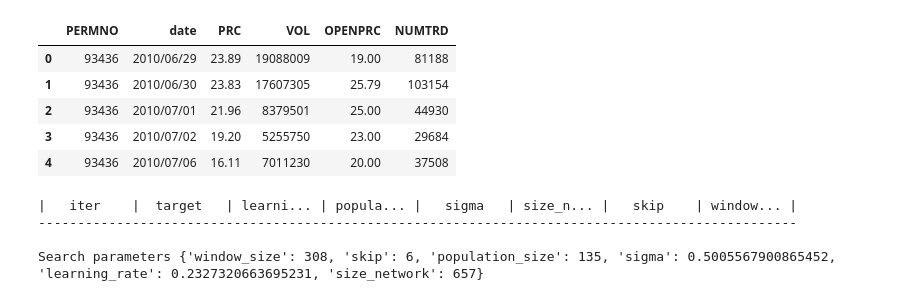
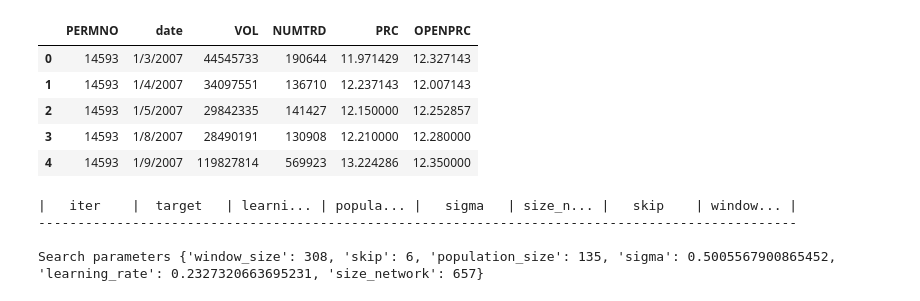
Before and after one commit to YangchenHuang/Algorithmic_Trading, a Jupyter notebook: RL_Evolution Strategy.ipynb, the cells around one changed output. Saved outputs shown, nothing was run; the diff lists cells and outputs as text; code cells hidden in the pictures.

```diff
--- a/RL_Evolution Strategy.ipynb
+++ b/RL_Evolution Strategy.ipynb
@@ -36,13 +29,13 @@ Unpacking objects: 100% (14/14), done.
 # %%
-df = pd.read_csv('./Algorithmic_Trading/dataset/TSLA.csv')
+df = pd.read_csv('./Algorithmic_Trading/dataset/APPL.csv')
 df.head()
 # %% [output]
-|  | PERMNO | date | PRC | VOL | OPENPRC | NUMTRD |
-| 0 | 93436 | 2010/06/29 | 23.89 | 19088009 | 19.00 | 81188 |
-| 1 | 93436 | 2010/06/30 | 23.83 | 17607305 | 25.79 | 103154 |
-| 2 | 93436 | 2010/07/01 | 21.96 | 8379501 | 25.00 | 44930 |
-| 3 | 93436 | 2010/07/02 | 19.20 | 5255750 | 23.00 | 29684 |
-| 4 | 93436 | 2010/07/06 | 16.11 | 7011230 | 20.00 | 37508 |
+|  | PERMNO | date | VOL | NUMTRD | PRC | OPENPRC |
+| 0 | 14593 | 1/3/2007 | 44545733 | 190644 | 11.971429 | 12.327143 |
+| 1 | 14593 | 1/4/2007 | 34097551 | 136710 | 12.237143 | 12.007143 |
+| 2 | 14593 | 1/5/2007 | 29842335 | 141427 | 12.150000 | 12.252857 |
+| 3 | 14593 | 1/8/2007 | 28490191 | 130908 | 12.210000 | 12.280000 |
+| 4 | 14593 | 1/9/2007 | 119827814 | 569923 | 13.224286 | 12.350000 |
 # %%
 data = df[['PRC', 'VOL', 'OPENPRC', 'NUMTRD']].to_numpy().flatten()
 data = data.tolist()
```
Also changed, not shown: parts of 7 cells of this notebook.
